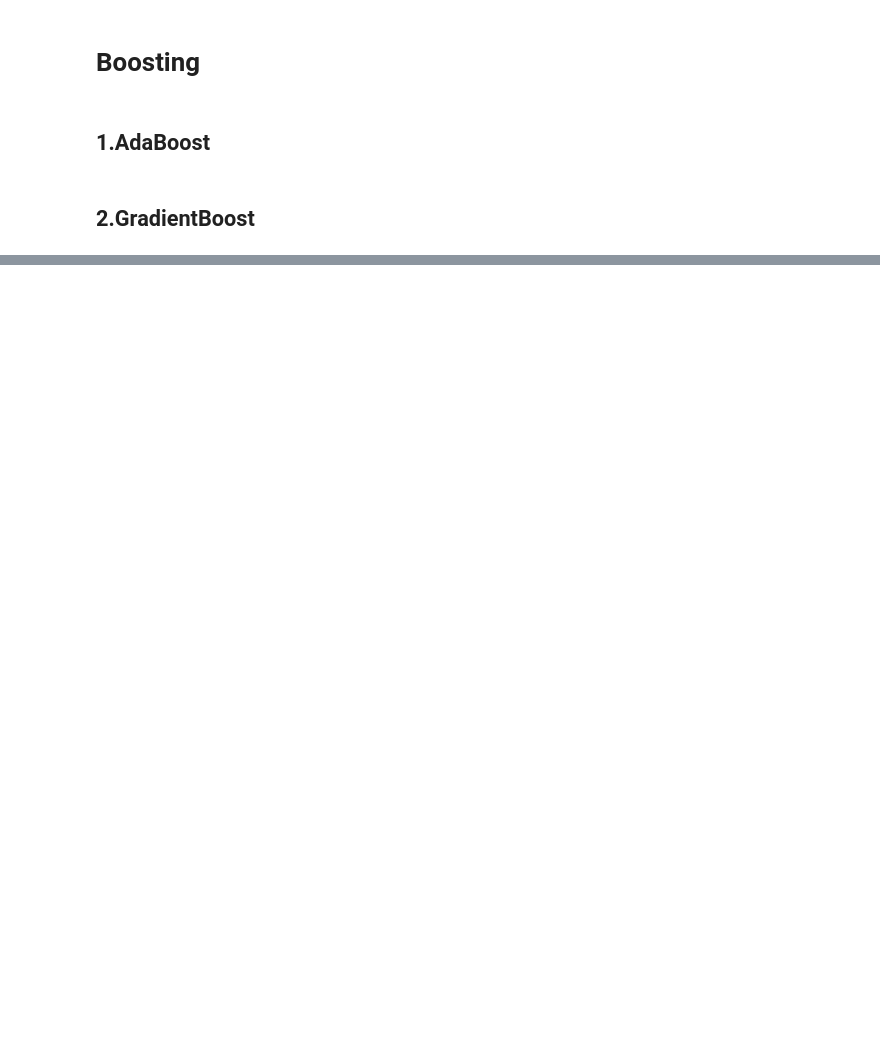
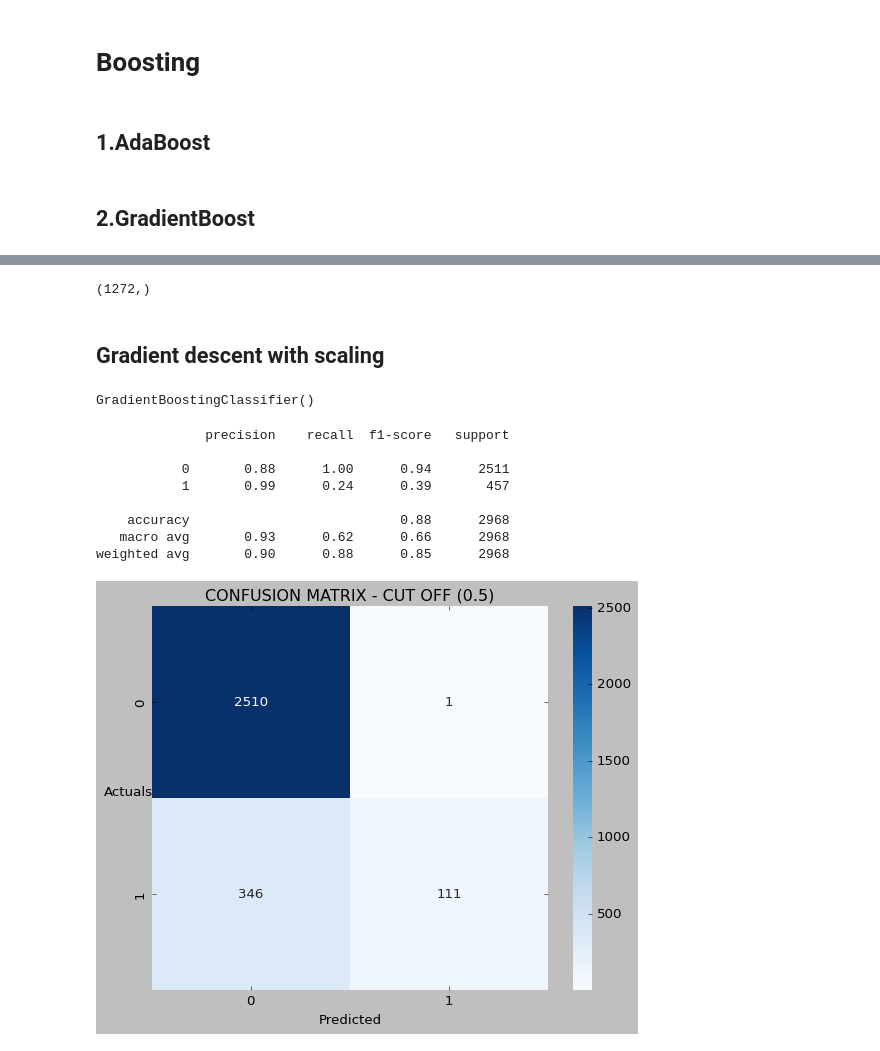
Before and after one commit to KomalKashani/CLASS_NOTES, a Jupyter notebook: Machine Learning/Classification Models/KNN_RandomForest_EsembleModels(BaggingandBoosting)/KNN_RandomForest_EnsembleModels(BaggingAndBoosting).ipynb, the cells around one changed output, grey strips where cells are left out. Drawn from its saved outputs; the diff is of its cells as text; code cells hidden in the pictures; blank space fills up the shorter version.

Commit message:
added notes of SVM and all other classification models

```diff
--- a/Machine Learning/Classification Models/KNN_RandomForest_EsembleModels(BaggingandBoosting)/KNN_RandomForest_EnsembleModels(BaggingAndBoosting).ipynb
+++ b/Machine Learning/Classification Models/KNN_RandomForest_EsembleModels(BaggingandBoosting)/KNN_RandomForest_EnsembleModels(BaggingAndBoosting).ipynb
@@ -784,0 +790,2 @@ print(metrics.classification_report(y_test, GB_model_grid_y_test_predict))
+# %%
+x_train,x_test,y_train,y_test = train_test_split(x,y,test_size=.30,random_state=1)
@@ -784,0 +849,33 @@ print(metrics.classification_report(y_test, GB_model_grid_y_test_predict))
+# %%
+y_test.shape
+# %% [output]
+(1272,)
+# %% [markdown]
+## Gradient descent with scaling
+# %%
+GB = GradientBoostingClassifier()
+# %%
+GB.fit(x_train,y_train)
+# %% [output]
+GradientBoostingClassifier()
+# %%
+GB_y_train_predict = GB.predict(x_train)
+GB_y_test_predict = GB.predict(x_test)
+# %%
+sns.heatmap((metrics.confusion_matrix(y_train,GB_y_train_predict)),annot=True,fmt='.5g'
+            ,cmap='Blues');
+plt.xlabel('Predicted');
+plt.ylabel('Actuals',rotation=0);
+plt.title('CONFUSION MATRIX - CUT OFF (0.5)')
+
+print(metrics.classification_report(y_train, GB_y_train_predict))
+# %% [output]
+              precision    recall  f1-score   support
+
+           0       0.88      1.00      0.94      2511
+           1       0.99      0.24      0.39       457
+
+    accuracy                           0.88      2968
+   macro avg       0.93      0.62      0.66      2968
+weighted avg       0.90      0.88      0.85      2968
+[figure, added]
```
Also changed, not shown: parts of 77 cells of this notebook, 2 other files.
